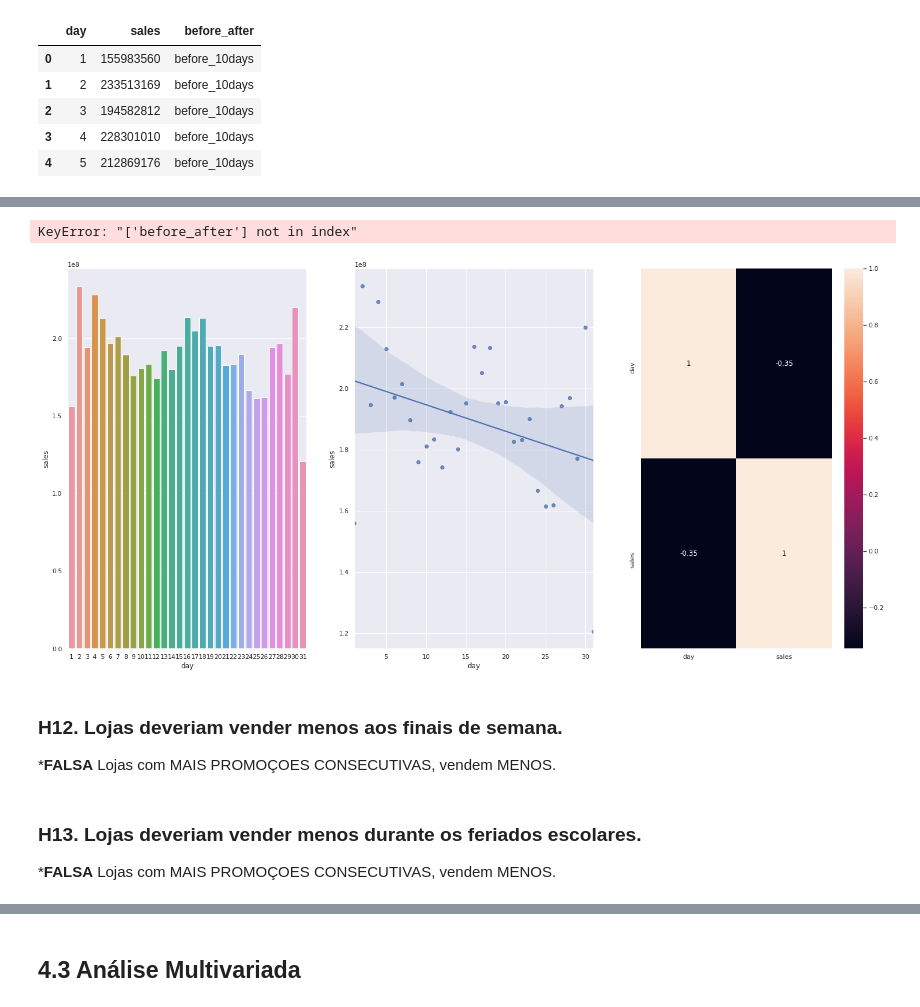
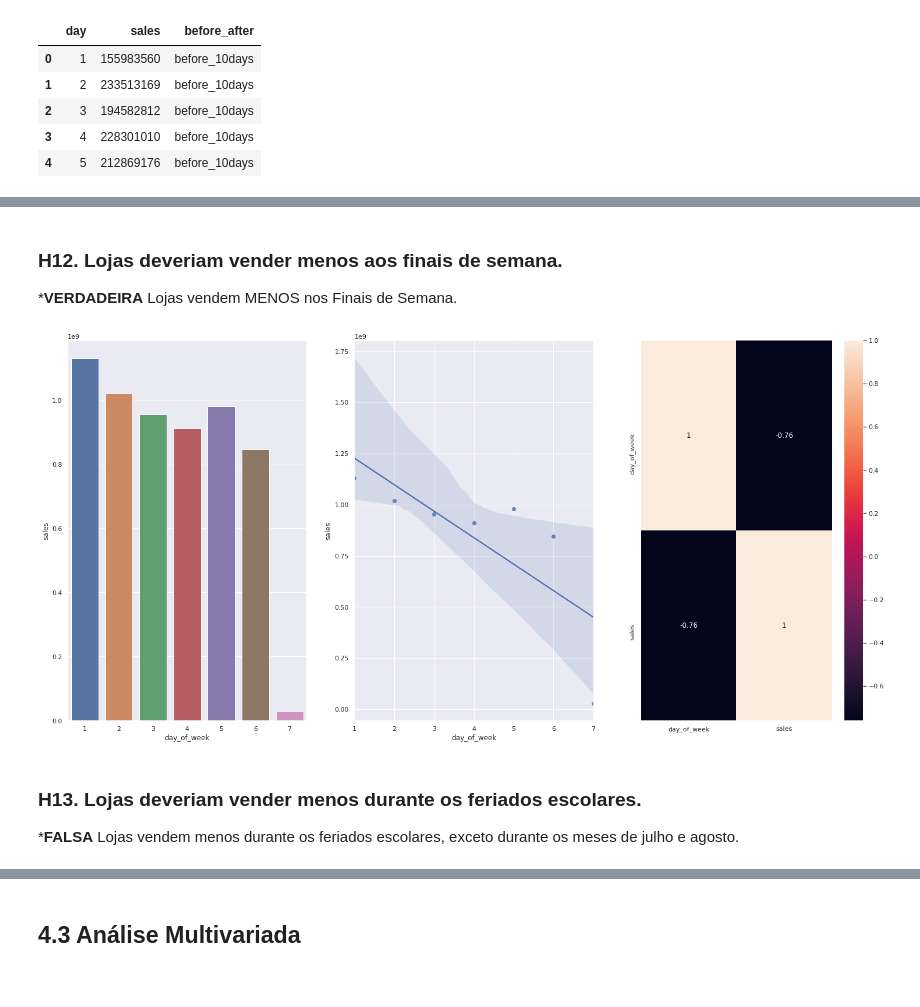
Before and after one commit to soaresvml/dsemproducao, a Jupyter notebook: m04_v01_store_sales_prediction.ipynb, the cells around one changed output, grey strips where cells are left out. Cells and saved outputs as stored; diff of their text form; code cells hidden in the pictures.

```diff
--- a/m04_v01_store_sales_prediction.ipynb
+++ b/m04_v01_store_sales_prediction.ipynb
@@ -9,0 +33,7 @@ Objetivos
+# %%
+%matplotlib inline
+%pylab inline
+
+plt.style.use( 'bmh' )
+plt.rcParams['figure.figsize'] = [25, 12]
+plt.rcParams['font.size'] = 24
@@ -345,22 +399,19 @@ aux1.head()
+# %% [markdown]
+### **H12.** Lojas deveriam vender menos aos finais de semana.
+***VERDADEIRA** Lojas vendem MENOS nos Finais de Semana.
 # %%
-aux1=df4[['day','sales']].groupby('day').sum().reset_index()
+aux1=df4[['day_of_week','sales']].groupby('day_of_week').sum().reset_index()
 
 plt.subplot(1,3,1)
-sns.barplot(x='day',y='sales',data=aux1);
+sns.barplot(x='day_of_week',y='sales',data=aux1);
 
 plt.subplot(1,3,2)
-sns.regplot(x='day',y='sales',data=aux1);
+sns.regplot(x='day_of_week',y='sales',data=aux1);
 
 plt.subplot(1,3,3)
 sns.heatmap(aux1.corr(method='pearson'),annot=True);
-
-aux2=aux1[['before_after','sales']].groupby('before_after').sum().reset_index()
 # %% [output]
-KeyError: "['before_after'] not in index"
-[figure, old version]
+[figure, new version]
-# %% [markdown]
-### **H12.** Lojas deveriam vender menos aos finais de semana.
-***FALSA** Lojas com MAIS PROMOÇOES CONSECUTIVAS, vendem MENOS.
 # %% [markdown]
 ### **H13.** Lojas deveriam vender menos durante os feriados escolares.
-***FALSA** Lojas com MAIS PROMOÇOES CONSECUTIVAS, vendem MENOS.
+***FALSA** Lojas vendem menos durante os feriados escolares, exceto durante os meses de julho e agosto.
```
Also changed, not shown: parts of 39 cells of this notebook, 9 other files.
